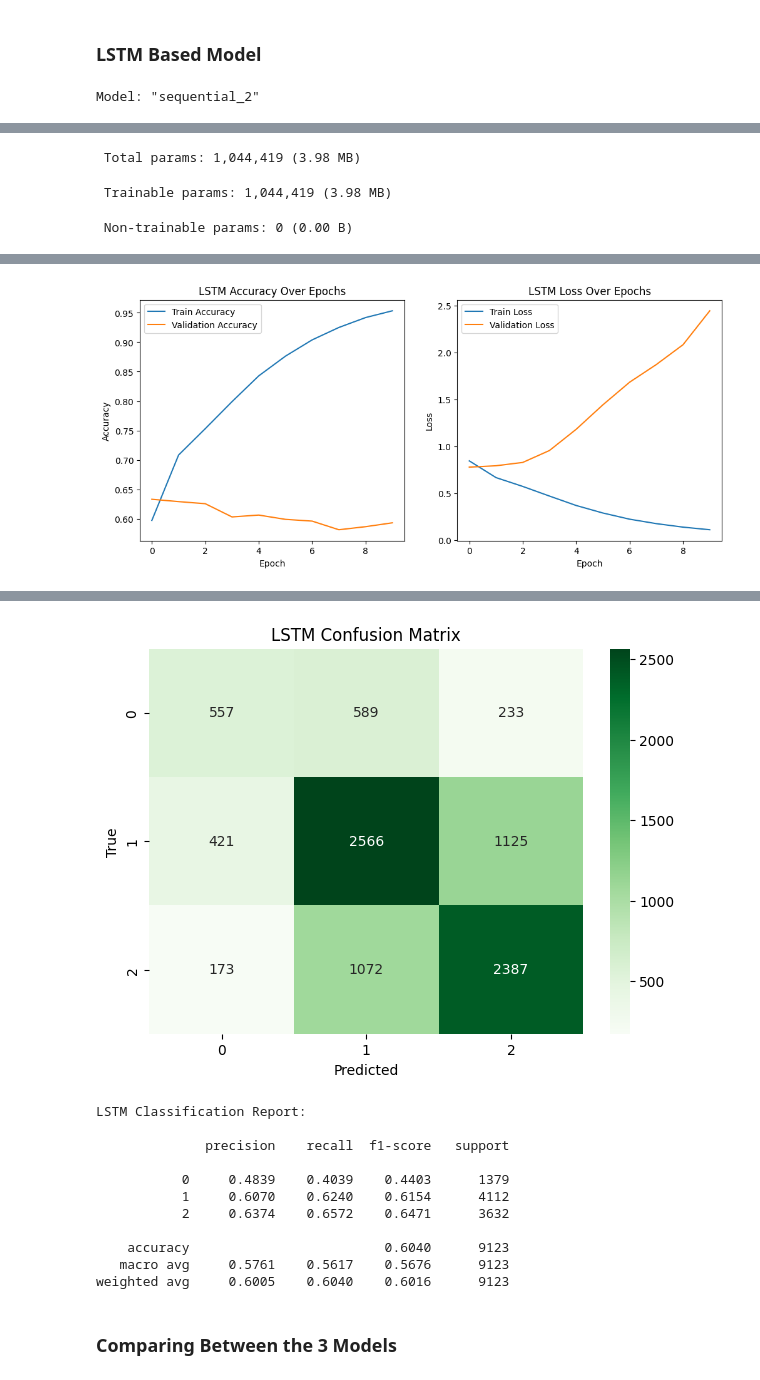
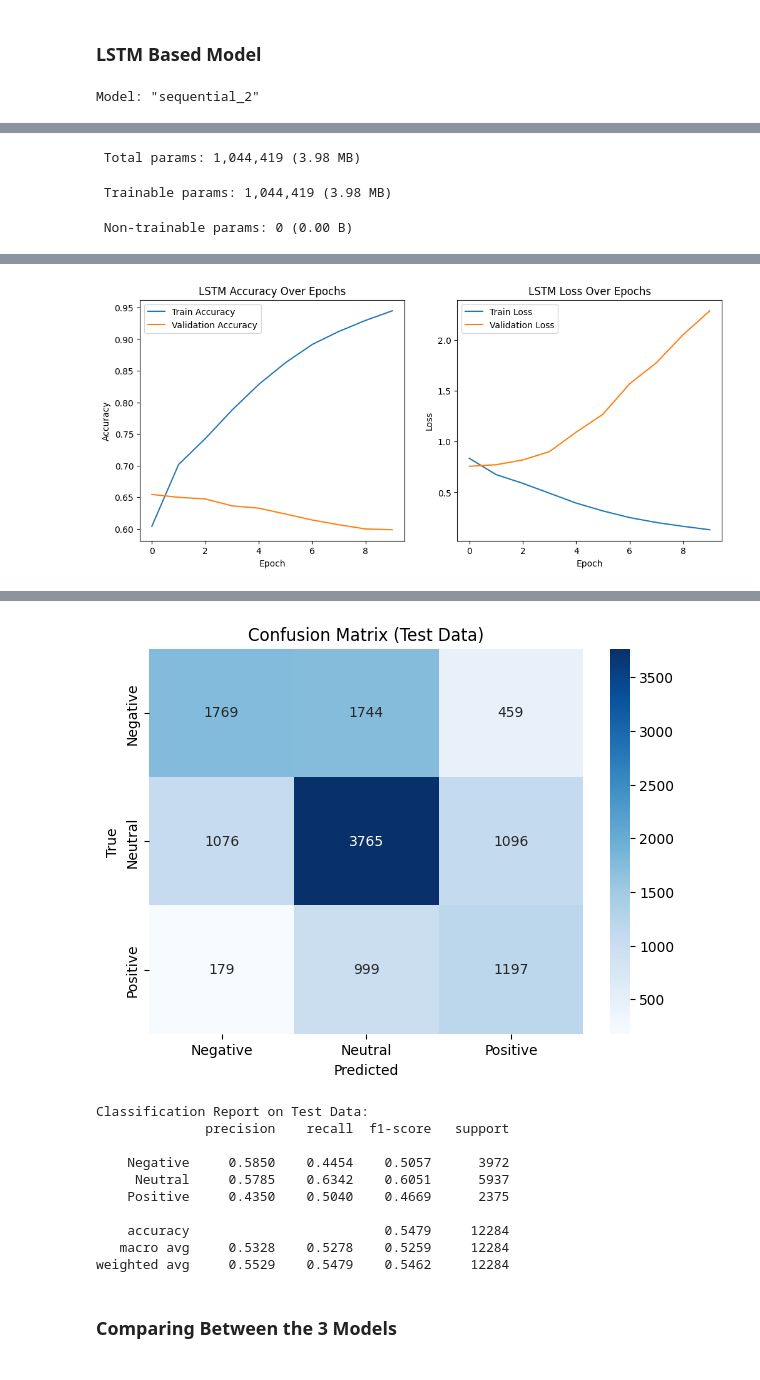
Before and after one commit to IEEE-ALEXSB-SW-TEAM/Machine-Learning-Bootcamp, a Jupyter notebook: S06-CNNs & RNNs/NLP.ipynb, the cells around one changed output, grey strips where cells are left out. Cells and saved outputs as stored; diff of their text form; code cells hidden in the pictures.

```diff
--- a/S06-CNNs & RNNs/NLP.ipynb
+++ b/S06-CNNs & RNNs/NLP.ipynb
@@ -116,6 +121,8 @@ def clean_text(text):
     return " ".join(tokens)
 
 
-df['clean_text'] = df['text'].apply(clean_text)
+# Apply cleaning
+df_train['clean_text'] = df_train['text'].apply(clean_text)
+df_test['clean_text'] = df_test['text'].apply(clean_text)
 # %% [output]
 [nltk_data] Downloading package punkt to /root/nltk_data...
@@ -189,3 +201,22 @@ y_test_cat = to_categorical(y_test, num_classes=3)
+# %%
+def test_model(model, X_test, y_test_cat, class_names=['Negative','Neutral','Positive']):
+    y_pred_probs = model.predict(X_test)
+    y_pred = np.argmax(y_pred_probs, axis=1)
+    y_true = np.argmax(y_test_cat, axis=1)
+
+    # Confusion Matrix
+    conf_mat = confusion_matrix(y_true, y_pred)
+    plt.figure(figsize=(7,5))
+    sns.heatmap(conf_mat, annot=True, fmt='d', cmap='Blues',
+                xticklabels=class_names, yticklabels=class_names)
+    plt.title('Confusion Matrix (Test Data)')
+    plt.xlabel('Predicted')
+    plt.ylabel('True')
+    plt.show()
+
+    # Classification Report
+    print("Classification Report on Test Data:")
+    print(classification_report(y_true, y_pred, digits=4, target_names=class_names))
 # %% [markdown]
 ### RNN Based Model
 # %%
@@ -466,7 +463,7 @@ history_lstm = lstm_model.fit(
     X_train_pad, y_train_cat,
     epochs=10,
     batch_size=32,
-    validation_split=0.2,
+    validation_data=(X_val_pad, y_val_cat),
     verbose=1
 )
 
@@ -494,23 +491,7 @@ plt.legend()
 plt.show()
 
 # Testing the model
-y_pred_probs_lstm = lstm_model.predict(X_test_pad)
-y_pred_lstm = np.argmax(y_pred_probs_lstm, axis=1)
-y_true_lstm = np.argmax(y_test_cat, axis=1)
-
-# Confusion Matrix
-conf_mat_lstm = confusion_matrix(y_true_lstm, y_pred_lstm)
-
-plt.figure(figsize=(7,5))
-sns.heatmap(conf_mat_lstm, annot=True, fmt='d', cmap='Greens')
-plt.title('LSTM Confusion Matrix')
-plt.xlabel('Predicted')
-plt.ylabel('True')
-plt.show()
-
-# Classification Report
-print("LSTM Classification Report:\n")
-print(classification_report(y_true_lstm, y_pred_lstm, digits=4))
+test_model(lstm_model, X_test_pad, y_test_cat)
 # %% [output]
 Model: "sequential_2"
 ┏━━━━━━━━━━━━━━━━━━━━━━━━━━━━━━━━━┳━━━━━━━━━━━━━━━━━━━━━━━━┳━━━━━━━━━━━━━━━┓
@@ -550 +531 @@ Epoch 10/10
-[figure, old version]
+[figure, new version]
@@ -552,15 +533,14 @@ Epoch 10/10
-[figure, old version]
+[figure, new version]
-LSTM Classification Report:
-
+Classification Report on Test Data:
               precision    recall  f1-score   support
 
-           0     0.4839    0.4039    0.4403      1379
-           1     0.6070    0.6240    0.6154      4112
-           2     0.6374    0.6572    0.6471      3632
+    Negative     0.5850    0.4454    0.5057      3972
+     Neutral     0.5785    0.6342    0.6051      5937
+    Positive     0.4350    0.5040    0.4669      2375
 
-    accuracy                         0.6040      9123
-   macro avg     0.5761    0.5617    0.5676      9123
-weighted avg     0.6005    0.6040    0.6016      9123
+    accuracy                         0.5479     12284
+   macro avg     0.5328    0.5278    0.5259     12284
+weighted avg     0.5529    0.5479    0.5462     12284
 # %% [markdown]
 ### Comparing Between the 3 Models
 # %%
```
Also changed, not shown: parts of 17 cells of this notebook, 1 other file.
